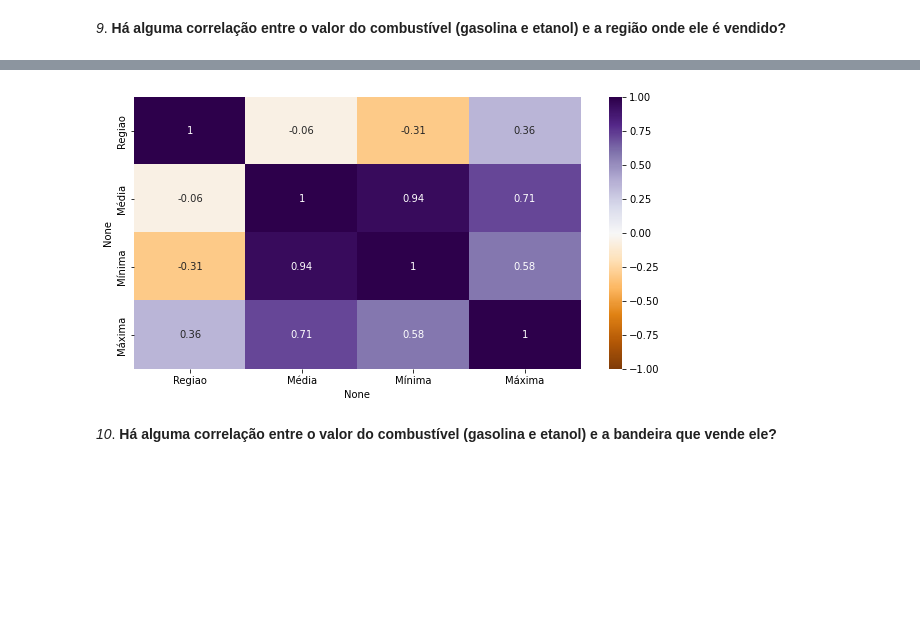
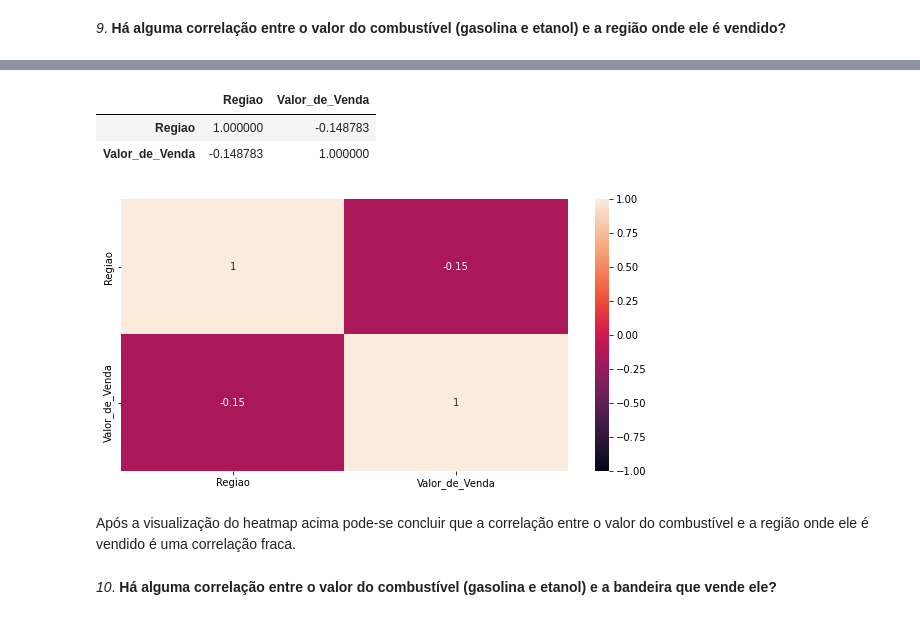
Before and after one commit to gustavovarella/Projeto_m4, a Jupyter notebook: PROJETO_M4.ipynb, the cells around one changed output, grey strips where cells are left out. Saved outputs shown, nothing was run; the diff lists cells and outputs as text; code cells hidden in the pictures; blank space fills up the shorter version.

```diff
--- a/PROJETO_M4.ipynb
+++ b/PROJETO_M4.ipynb
@@ -554,0 +540,5 @@ valores_cor
+# %%
+# Criação de um dataframe apenas com a região e o valor de venda.
+df_corr = df_completo[['Regiao','Valor_de_Venda']].copy()
+
+df_corr
@@ -588,0 +562,4 @@ valores_cor_copy.corr()
+# %%
+# Aplicação da função
+df_corr['Regiao'] = df_corr['Regiao'].apply(funcao)
+df_corr
@@ -589,9 +580,19 @@ valores_cor_copy.corr()
+# %%
+# Gerando a correlação
+df_corr.corr()
+# %% [output]
+|  | Regiao | Valor_de_Venda |
+| Regiao | 1.000000 | -0.148783 |
+| Valor_de_Venda | -0.148783 | 1.000000 |
 # %%
+# Criação do heatmap para melhor visualização da correlação entre região e valor de venda.
 plt.figure(figsize=(10,5))
-sns.heatmap(valores_cor_copy.corr(), vmin=-1.0, vmax=1.0, cmap='PuOr', annot=True)
+sns.heatmap(df_corr.corr(), vmin=-1.0, vmax=1.0, annot=True)
 print()
 # %% [output]
-[figure, old version]
+[figure, new version]
+# %% [markdown]
+Após a visualização do heatmap acima pode-se concluir que a correlação entre o valor do combustível e a região onde ele é vendido é uma correlação fraca.
 # %% [markdown]
 *10*. **Há alguma correlação entre o valor do combustível (gasolina e etanol) e a bandeira que vende ele?**
 # %%
```
Also changed, not shown: parts of 15 cells of this notebook.
